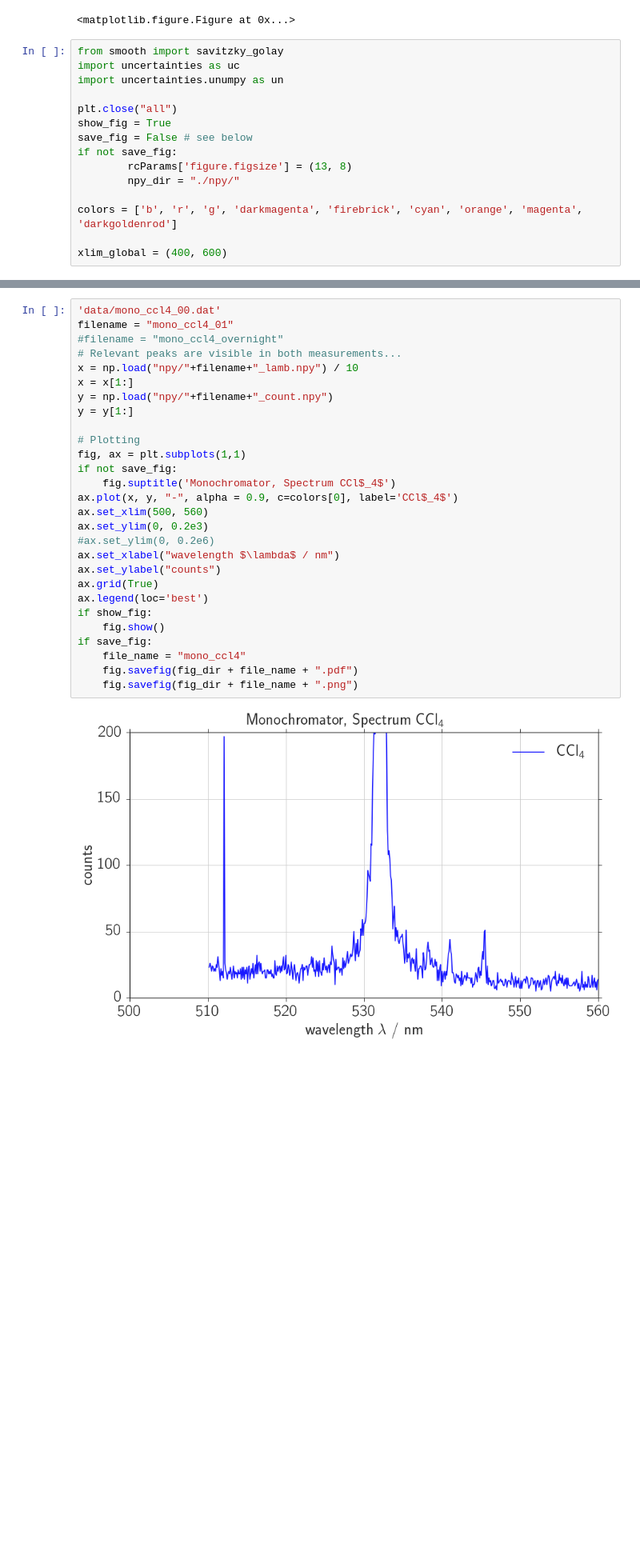
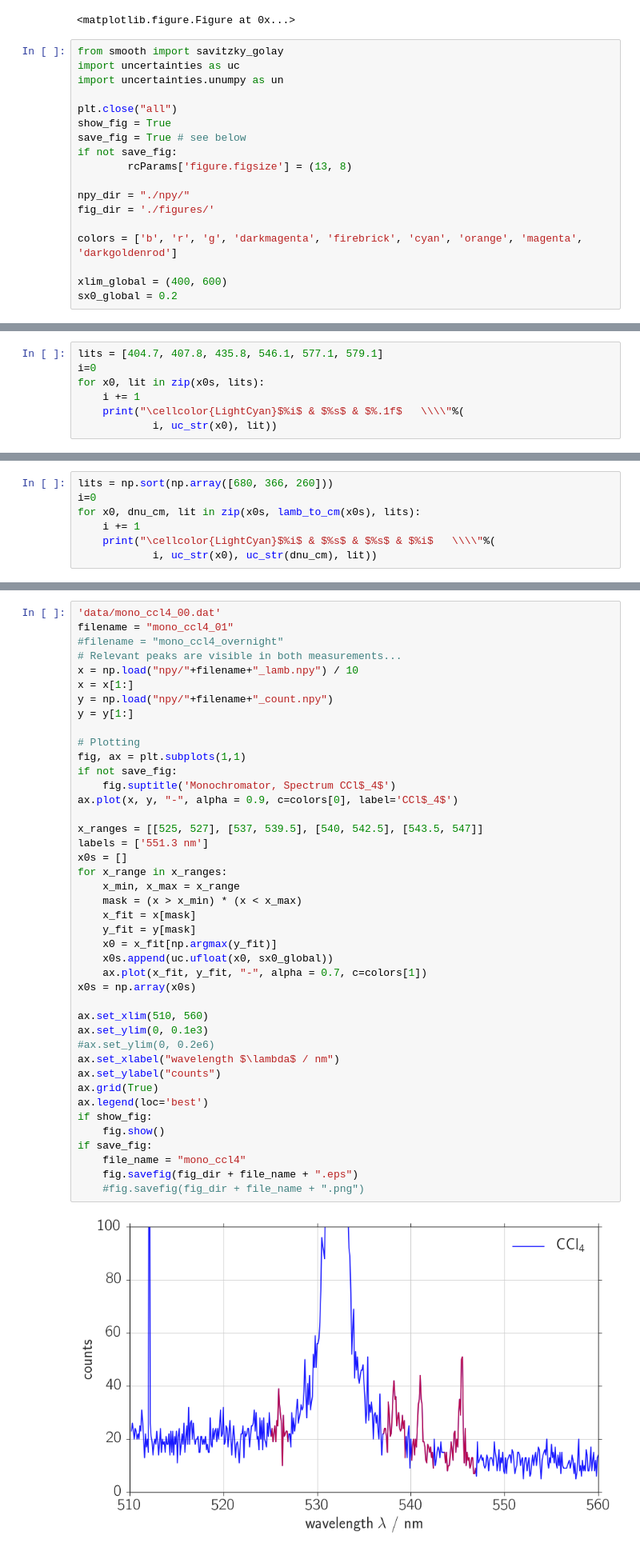
Before and after one commit to Bondzio/fp, a Jupyter notebook: raman/analysis/raman_mono.ipynb, the cells around one changed output, grey strips where cells are left out. Shown at 80% size. Cells and saved outputs as stored; diff of their text form; blank space fills up the shorter version.

```diff
--- a/raman/analysis/raman_mono.ipynb
+++ b/raman/analysis/raman_mono.ipynb
@@ -52,14 +52,17 @@ import uncertainties.unumpy as un
 
 plt.close("all")
 show_fig = True
-save_fig = False # see below
+save_fig = True # see below
 if not save_fig:
         rcParams['figure.figsize'] = (13, 8)
-        npy_dir = "./npy/"
+
+npy_dir = "./npy/"
+fig_dir = './figures/'
 
 colors = ['b', 'r', 'g', 'darkmagenta', 'firebrick', 'cyan', 'orange', 'magenta', 'darkgoldenrod']
 
 xlim_global = (400, 600)
+sx0_global = 0.2
 # %%
 def breit_wigner(x, x0, gamma, amplitude, offset):
     """
@@ -159,0 +182,7 @@ if save_fig:
+# %%
+lits = [404.7, 407.8, 435.8, 546.1, 577.1, 579.1]
+i=0
+for x0, lit in zip(x0s, lits):
+    i += 1
+    print("\cellcolor{LightCyan}$%i$ & $%s$ & $%.1f$   \\\\"%(
+            i, uc_str(x0), lit))
@@ -363,0 +458,7 @@ if save_fig:
+# %%
+lits = np.sort(np.array([680, 366, 260]))
+i=0
+for x0, dnu_cm, lit in zip(x0s, lamb_to_cm(x0s), lits):
+    i += 1
+    print("\cellcolor{LightCyan}$%i$ & $%s$ & $%s$ & $%i$   \\\\"%(
+            i, uc_str(x0), uc_str(dnu_cm), lit))
@@ -364,32 +471,46 @@ if save_fig:
 # %%
 'data/mono_ccl4_00.dat'
 filename = "mono_ccl4_01"
 #filename = "mono_ccl4_overnight"
 # Relevant peaks are visible in both measurements...
 x = np.load("npy/"+filename+"_lamb.npy") / 10
 x = x[1:]
 y = np.load("npy/"+filename+"_count.npy")
 y = y[1:]
 
 # Plotting
 fig, ax = plt.subplots(1,1)
 if not save_fig:
     fig.suptitle('Monochromator, Spectrum CCl$_4$')
 ax.plot(x, y, "-", alpha = 0.9, c=colors[0], label='CCl$_4$')
-ax.set_xlim(500, 560)
-ax.set_ylim(0, 0.2e3)
+
+x_ranges = [[525, 527], [537, 539.5], [540, 542.5], [543.5, 547]]
+labels = ['551.3 nm']
+x0s = []
+for x_range in x_ranges:
+    x_min, x_max = x_range
+    mask = (x > x_min) * (x < x_max)
+    x_fit = x[mask]
+    y_fit = y[mask]
+    x0 = x_fit[np.argmax(y_fit)]
+    x0s.append(uc.ufloat(x0, sx0_global))
+    ax.plot(x_fit, y_fit, "-", alpha = 0.7, c=colors[1])
+x0s = np.array(x0s)
+
+ax.set_xlim(510, 560)
+ax.set_ylim(0, 0.1e3)
 #ax.set_ylim(0, 0.2e6)
 ax.set_xlabel("wavelength $\lambda$ / nm")
 ax.set_ylabel("counts")
 ax.grid(True)
 ax.legend(loc='best')
 if show_fig:
     fig.show()
 if save_fig:
     file_name = "mono_ccl4"
-    fig.savefig(fig_dir + file_name + ".pdf")
-    fig.savefig(fig_dir + file_name + ".png")
+    fig.savefig(fig_dir + file_name + ".eps")
+    #fig.savefig(fig_dir + file_name + ".png")
 # %% [output]
-[figure, old version]
+[figure, new version]
 # %% [markdown]
 ### Literatur peaks are visible:
```
Also changed, not shown: parts of 28 cells of this notebook, 21 other files.
